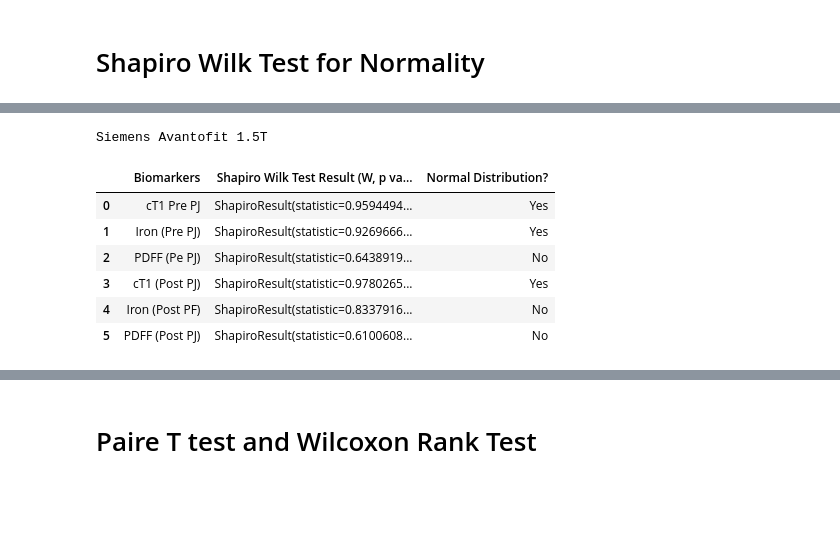
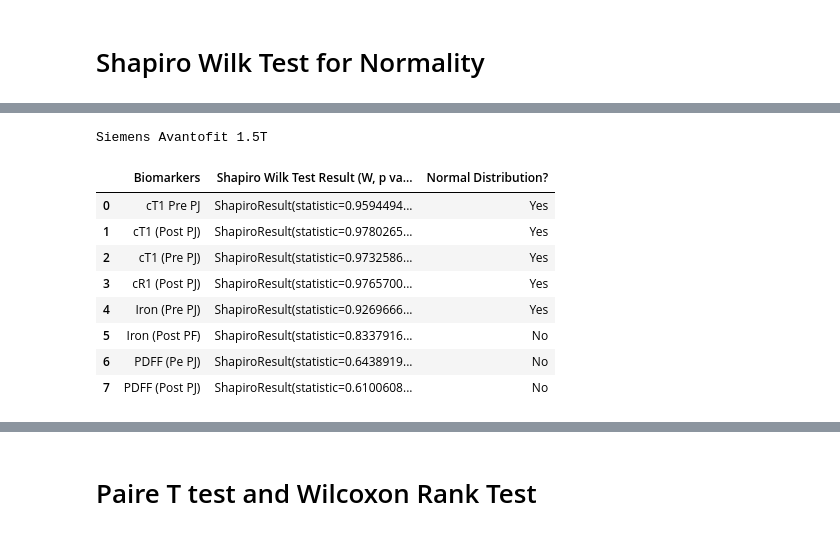
Before and after one commit to WhySeeYC/reference_app, a Jupyter notebook: PineappleJuice/VendorSpecificPlots.ipynb, the cells around one changed output, grey strips where cells are left out. Drawn from its saved outputs; the diff is of its cells as text; code cells hidden in the pictures; blank space fills up the shorter version.

Commit message:
redo stats test

```diff
--- a/PineappleJuice/VendorSpecificPlots.ipynb
+++ b/PineappleJuice/VendorSpecificPlots.ipynb
@@ -740,28 +768,37 @@ plt.savefig("PA PDFF Bland Altman.png")
 # %%
 # Use Shapio- Wilk test to test Normality
 # If W is less than one, the dataset is away from being drawn from normal distribution.
 # The p value of Shapiro Wilk Test is to test the hyposthesis of the Shapio-Wilk test to reject the null Ho
 # Shapiro Wilk test is quite sensitive, sometimes if the data from histigram seems normallt distributed, it can still be test with parametric t test.
 # https://www.youtube.com/watch?v=dRAqSsgkCUc&ab_channel=MatthewE.Clapham
 
 
-a = stats.shapiro(AV["cT1 median (Pre PJ)"])
-b = stats.shapiro(AV["Iron median (Pre PJ)"])
-c = stats.shapiro(AV["PDFF median (Pre PJ)"])
-d = stats.shapiro(AV["cT1 median (Post PJ)"])
-e = stats.shapiro(AV["Iron median (Post PJ)"])
-f = stats.shapiro(AV["PDFF median (Post PJ)"])
+a = stats.shapiro(AV['cT1 median (Pre PJ)'])
+a1 = stats.shapiro(AV['cT1 median (Post PJ)'])
 
-data = {"Biomarkers" : ["cT1 Pre PJ", "Iron (Pre PJ)", "PDFF (Pe PJ)", "cT1 (Post PJ)", "Iron (Post PF)", "PDFF (Post PJ)"], "Shapiro Wilk Test Result (W, p value)": [a, b, c, d, e, f], "Normal Distribution?": ["Yes", "Yes", "No", "Yes", "No", "No"]}
+b = stats.shapiro(AV['cR1 median (Pre PJ)'])
+b1 = stats.shapiro(AV['cR1 median (Post PJ)'])
+
+c = stats.shapiro(AV['Iron median (Pre PJ)'])
+c1 = stats.shapiro(AV['Iron median (Post PJ)'])
+
+d = stats.shapiro(AV['PDFF median (Pre PJ)'])
+d1 = stats.shapiro(AV['PDFF median (Post PJ)'])
+
+data = {'Biomarkers' : ['cT1 Pre PJ', 'cT1 (Post PJ)', 'cT1 (Pre PJ)', 'cR1 (Post PJ)', 'Iron (Pre PJ)', 'Iron (Post PF)', 'PDFF (Pe PJ)', 'PDFF (Post PJ)'],
+        'Shapiro Wilk Test Result (W, p value)': [a, a1, b, b1, c, c1, d, d1],
+        'Normal Distribution?': ['Yes', 'Yes', 'Yes', 'Yes', 'Yes', 'No', 'No', 'No']}
 SP = pd.DataFrame(data = data)
-SP.style.set_caption("Siemens Avantofit 1.5T")
-# dfi.export(SP, "AV Shapiro Wilk Test for Normality Nov 10.png")
+SP.style.set_caption('Siemens Avantofit 1.5T')
+# dfi.export(SP, 'AV Shapiro Wilk Test for Normality Nov 10.png')
 # %% [output]
 Siemens Avantofit 1.5T
 |  | Biomarkers | Shapiro Wilk Test Result (W, p va... | Normal Distribution? |
 | 0 | cT1 Pre PJ | ShapiroResult(statistic=0.9594494... | Yes |
-| 1 | Iron (Pre PJ) | ShapiroResult(statistic=0.9269666... | Yes |
-| 2 | PDFF (Pe PJ) | ShapiroResult(statistic=0.6438919... | No |
-| 3 | cT1 (Post PJ) | ShapiroResult(statistic=0.9780265... | Yes |
-| 4 | Iron (Post PF) | ShapiroResult(statistic=0.8337916... | No |
-| 5 | PDFF (Post PJ) | ShapiroResult(statistic=0.6100608... | No |
+| 1 | cT1 (Post PJ) | ShapiroResult(statistic=0.9780265... | Yes |
+| 2 | cT1 (Pre PJ) | ShapiroResult(statistic=0.9732586... | Yes |
+| 3 | cR1 (Post PJ) | ShapiroResult(statistic=0.9765700... | Yes |
+| 4 | Iron (Pre PJ) | ShapiroResult(statistic=0.9269666... | Yes |
+| 5 | Iron (Post PF) | ShapiroResult(statistic=0.8337916... | No |
+| 6 | PDFF (Pe PJ) | ShapiroResult(statistic=0.6438919... | No |
+| 7 | PDFF (Post PJ) | ShapiroResult(statistic=0.6100608... | No |
```
Also changed, not shown: parts of 23 cells of this notebook.
